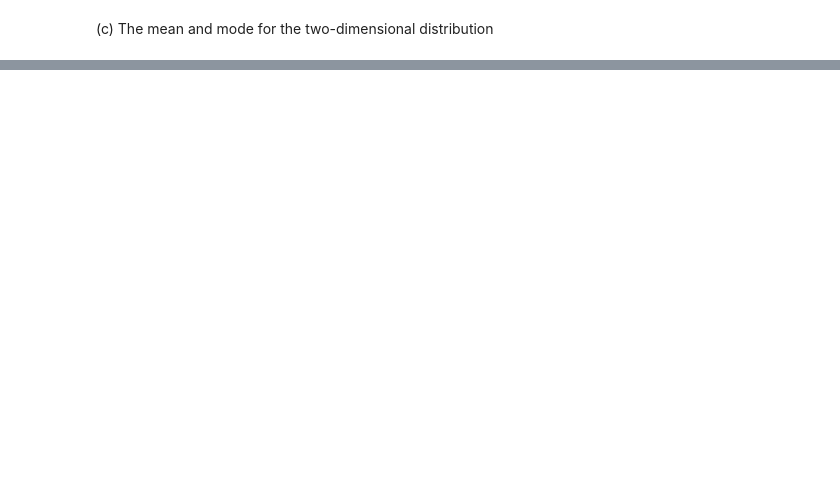
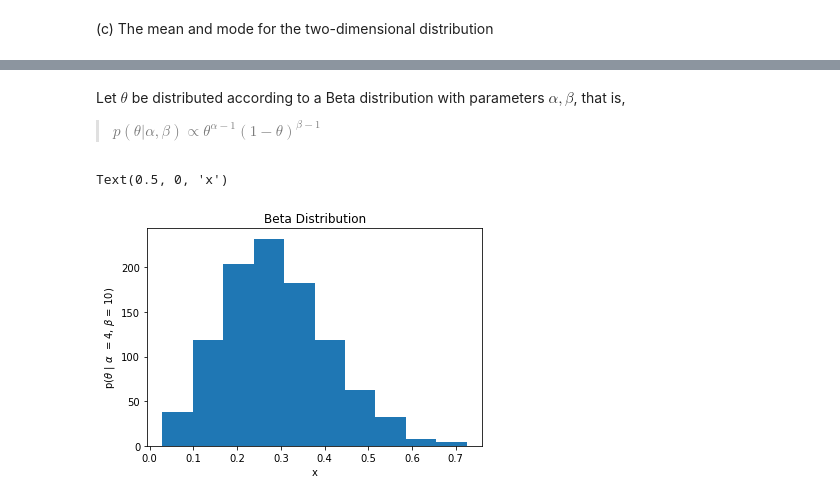
Before and after one commit to jeantardelli/data-science, a Jupyter notebook: probability-and-distributions.ipynb, the cells around one changed output, grey strips where cells are left out. Cells and saved outputs as stored; diff of their text form; code cells hidden in the pictures; blank space fills up the shorter version.

```diff
--- a/probability-and-distributions.ipynb
+++ b/probability-and-distributions.ipynb
@@ -205,0 +285,15 @@ And check if it is not an inflection point:
+# %% [markdown]
+
+Let $\theta$ be distributed according to a Beta distribution with parameters $\alpha, \beta$, that is,
+
+>$p(\theta|\alpha, \beta) \propto \theta^{\alpha - 1} (1 - \theta)^{\beta -1}$
+# %%
+T = np.random.beta(4, 10, 1000)
+
+plt.hist(T)
+plt.title('Beta Distribution')
+plt.ylabel(r'p($\theta$ | $\alpha$  = 4, $\beta$ = 10)')
+plt.xlabel('x')
+# %% [output]
+Text(0.5, 0, 'x')
+[figure, added]
```
Also changed, not shown: parts of 12 cells of this notebook.
